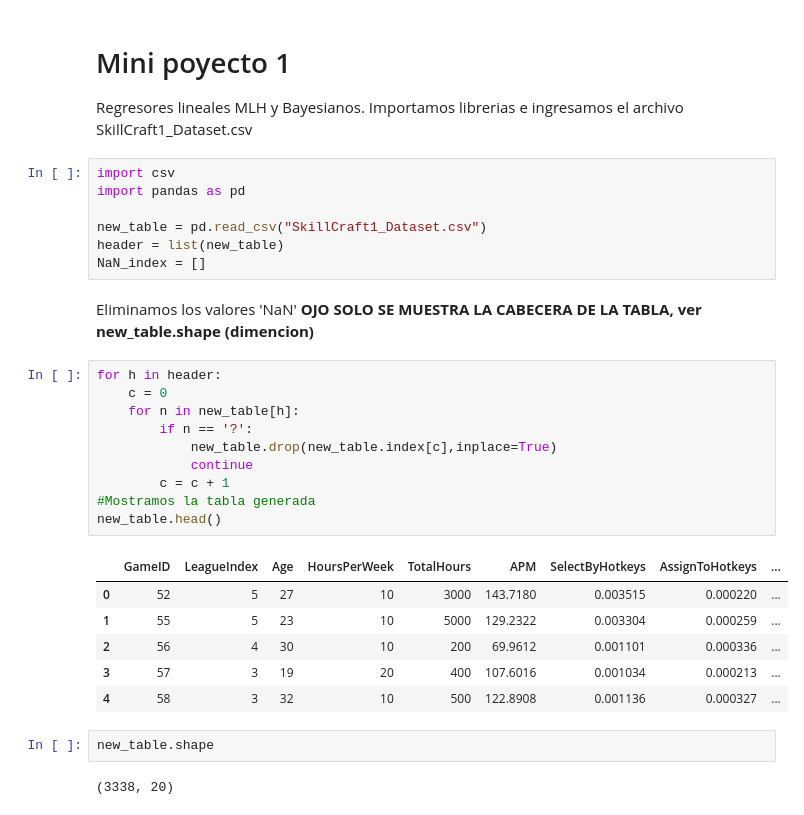
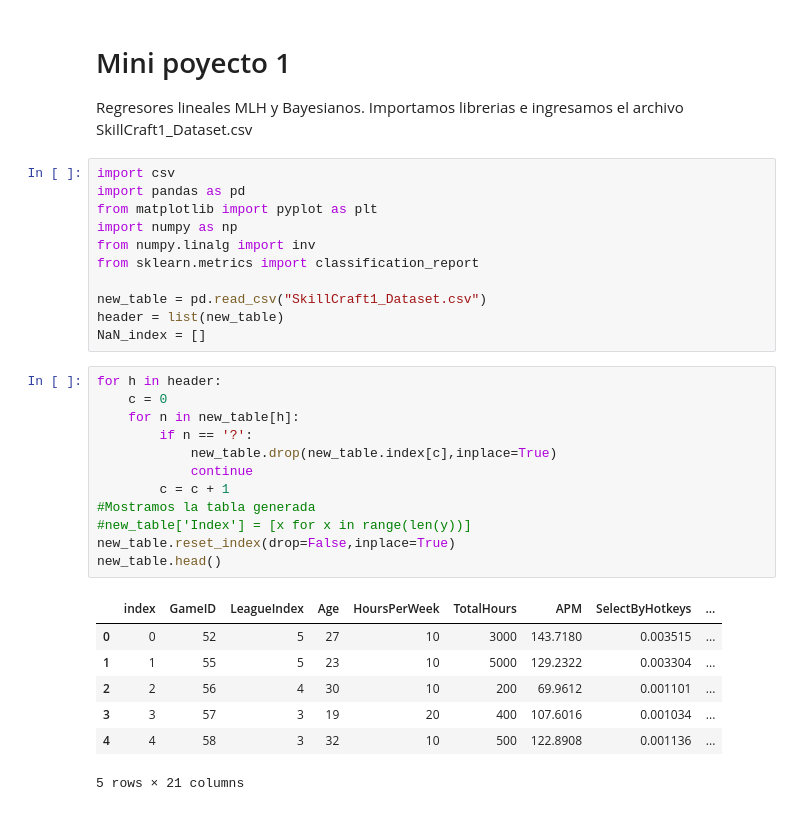
Before and after one commit to AlonsoDiCandia14/Teoria_Informacion, a Jupyter notebook: MP01/MP01.ipynb, the cells around one changed output. Cells and saved outputs as stored; diff of their text form.

```diff
--- a/MP01/MP01.ipynb
+++ b/MP01/MP01.ipynb
@@ -5,30 +5,31 @@ Importamos librerias e ingresamos el archivo SkillCraft1_Dataset.csv
 # %%
 import csv
 import pandas as pd
+from matplotlib import pyplot as plt
+import numpy as np
+from numpy.linalg import inv
+from sklearn.metrics import classification_report
 
 new_table = pd.read_csv("SkillCraft1_Dataset.csv")
 header = list(new_table)
 NaN_index = []
-# %% [markdown]
-Eliminamos los valores 'NaN' **OJO SOLO SE MUESTRA LA CABECERA DE LA TABLA, ver new_table.shape (dimencion)**
 # %%
 for h in header:
     c = 0
     for n in new_table[h]:
         if n == '?':
             new_table.drop(new_table.index[c],inplace=True)
             continue
         c = c + 1
 #Mostramos la tabla generada
+#new_table['Index'] = [x for x in range(len(y))]
+new_table.reset_index(drop=False,inplace=True)
 new_table.head()
 # %% [output]
-|  | GameID | LeagueIndex | Age | HoursPerWeek | TotalHours | APM | SelectByHotkeys | AssignToHotkeys | ... |
-| 0 | 52 | 5 | 27 | 10 | 3000 | 143.7180 | 0.003515 | 0.000220 | ... |
-| 1 | 55 | 5 | 23 | 10 | 5000 | 129.2322 | 0.003304 | 0.000259 | ... |
-| 2 | 56 | 4 | 30 | 10 | 200 | 69.9612 | 0.001101 | 0.000336 | ... |
-| 3 | 57 | 3 | 19 | 20 | 400 | 107.6016 | 0.001034 | 0.000213 | ... |
-| 4 | 58 | 3 | 32 | 10 | 500 | 122.8908 | 0.001136 | 0.000327 | ... |
+|  | index | GameID | LeagueIndex | Age | HoursPerWeek | TotalHours | APM | SelectByHotkeys | ... |
+| 0 | 0 | 52 | 5 | 27 | 10 | 3000 | 143.7180 | 0.003515 | ... |
+| 1 | 1 | 55 | 5 | 23 | 10 | 5000 | 129.2322 | 0.003304 | ... |
+| 2 | 2 | 56 | 4 | 30 | 10 | 200 | 69.9612 | 0.001101 | ... |
+| 3 | 3 | 57 | 3 | 19 | 20 | 400 | 107.6016 | 0.001034 | ... |
+| 4 | 4 | 58 | 3 | 32 | 10 | 500 | 122.8908 | 0.001136 | ... |
+5 rows × 21 columns
-# %%
-new_table.shape
-# %% [output]
-(3338, 20)
```
Also changed, not shown: parts of 5 cells of this notebook, 2 other files.
